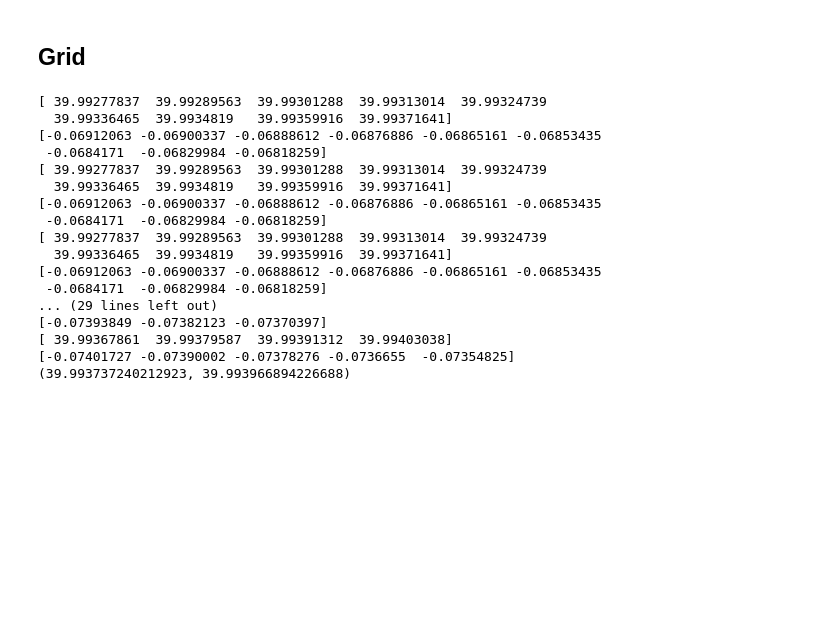
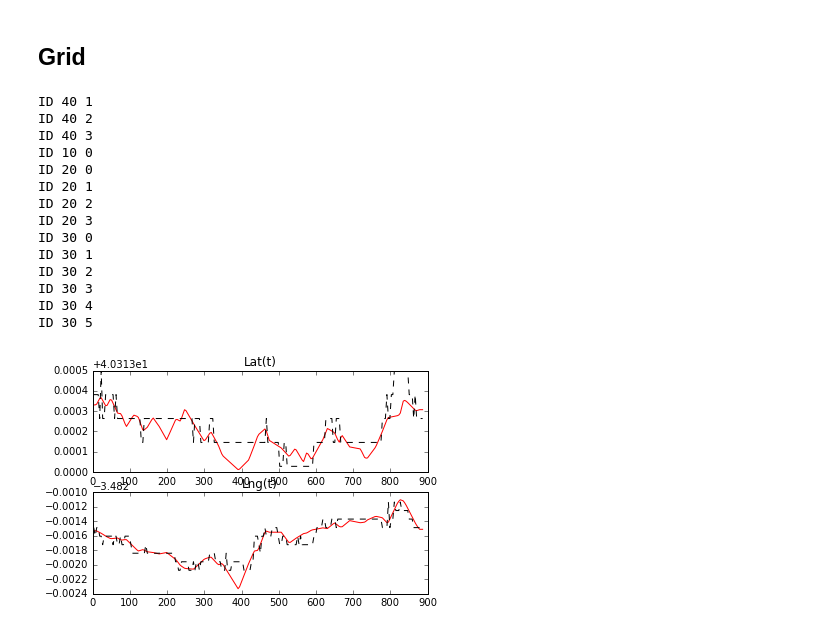
Before and after one commit to yairbeer/lis2016, a Jupyter notebook: train-heir-II.ipynb, the cells around one changed output. Cells and saved outputs as stored; diff of their text form; code cells hidden in the pictures; blank space fills up the shorter version.

```diff
--- a/train-heir-II.ipynb
+++ b/train-heir-II.ipynb
@@ -586,8 +596,7 @@ for i in range(len(wifi_dummy_total)):
                 floor = int(mac_line['POSI_floor'])
                 lat = float(mac_line['interp_lat'])
                 lon = float(mac_line['interp_lon'])
-                train_2d[build][floor].append(mac_line[floor_macs[build][floor]].values.reshape((1,
-                                                                                                 len(floor_macs[build][floor]))))
+                train_2d[build][floor].append(mac_line[floor_macs[build][floor]].values.reshape((1, len(floor_macs[build][floor]))))
                 train_2d_lat[build][floor].append(lat)
                 train_2d_lon[build][floor].append(lon)
 
@@ -597,4 +606,4 @@ for build in train_2d:
         if len(train_2d[build][floor]):
             train_2d[build][floor] = np.vstack(tuple(train_2d[build][floor]))
             train_2d[build][floor] = pd.DataFrame(train_2d[build][floor], columns=floor_macs[build][floor])
-# print(train_2d[10][0].head())
+print(train_2d[40][1].head())
@@ -622,4 +679,6 @@ class Grid:
 # %%
+""" Need to add noise limit """
+# Train grid
 train_2d_grid = {10: [[], [], [], [], [], []], 20: [[], [], [], [], [], []],
                 30: [[], [], [], [], [], []], 40: [[], [], [], [], [], []]}
 train_2d_grid_results = {10: [[], [], [], [], [], []], 20: [[], [], [], [], [], []],
@@ -630,24 +689,54 @@ res_m = 10
 for build in train_2d:
     for floor in range(len(train_2d[build])):
         if len(train_2d[build][floor]):
-            train_2d_grid[build][floor] = Grid(train_2d_lat[build][floor], train_2d_lon[build][floor],
-                                               res_m, (-0.5 * res_m, -0.5 * res_m))
-print(train_2d_grid[build][floor].lat_lim)
+            print('ID', build, floor)
+            train_2d_grid[build][floor] = GridTrain(train_2d_lat[build][floor], train_2d_lon[build][floor], res_m,
+                                                    train_2d[build][floor], (-0.5 * res_m, -0.5 * res_m),
+                                                    RandomForestClassifier(n_estimators=200, max_depth=20,
+                                                                           max_features=0.5, random_state=2016))
 # %% [output]
-[ 39.99277837  39.99289563  39.99301288  39.99313014  39.99324739
-  39.99336465  39.9934819   39.99359916  39.99371641]
-[-0.06912063 -0.06900337 -0.06888612 -0.06876886 -0.06865161 -0.06853435
- -0.0684171  -0.06829984 -0.06818259]
-[ 39.99277837  39.99289563  39.99301288  39.99313014  39.99324739
-  39.99336465  39.9934819   39.99359916  39.99371641]
-[-0.06912063 -0.06900337 -0.06888612 -0.06876886 -0.06865161 -0.06853435
- -0.0684171  -0.06829984 -0.06818259]
-[ 39.99277837  39.99289563  39.99301288  39.99313014  39.99324739
-  39.99336465  39.9934819   39.99359916  39.99371641]
-[-0.06912063 -0.06900337 -0.06888612 -0.06876886 -0.06865161 -0.06853435
- -0.0684171  -0.06829984 -0.06818259]
-... (29 lines left out)
-[-0.07393849 -0.07382123 -0.07370397]
-[ 39.99367861  39.99379587  39.99391312  39.99403038]
-[-0.07401727 -0.07390002 -0.07378276 -0.0736655  -0.07354825]
-(39.993737240212923, 39.993966894226688)
+ID 40 1
+ID 40 2
+ID 40 3
+ID 10 0
+ID 20 0
+ID 20 1
+ID 20 2
+ID 20 3
+ID 30 0
+ID 30 1
+ID 30 2
+ID 30 3
+ID 30 4
+ID 30 5
+# %%
+# Predict cells and change back to lat / long
+predicted_cell = []
+predicted_2d = []
+for test_i in range(len(test_wifi)):
+    predicted_cell.append([])
+    predicted_2d.append([])
+    for row_i in range(test_wifi[test_i].shape[0]):
+        cur_pred_build = predicted_build[test_i][row_i]
+        cur_pred_floor = predicted_floor[test_i][row_i]
+        cur_measurement = test_wifi[test_i][floor_macs[cur_pred_build][cur_pred_floor]].iloc[row_i]
+        cur_measurement = wifi_level_noise(cur_measurement, -25)
+        cur_prediction = int(train_2d_grid[cur_pred_build][cur_pred_floor].classifier.predict([cur_measurement.values]))
+        predicted_cell[test_i].append(cur_prediction)
+        predicted_2d[test_i].append(train_2d_grid[cur_pred_build][cur_pred_floor].grid_dict[cur_prediction])
+    predicted_2d[test_i] = np.array(predicted_2d[test_i])
+# %%
+route = 0
+# Plot 2D predicitions
+plt.figure(1)
+plt.subplot(211)
+plt.plot(test_wifi[route].index.values, test_wifi_lat[route].values, 'r',
+         test_wifi[route].index.values, predicted_2d[route][:, 0], 'k--')
+plt.title('Lat(t)')
+plt.subplot(212)
+plt.plot(test_wifi[route].index.values, test_wifi_lng[route].values, 'r',
+         test_wifi[route].index.values, predicted_2d[route][:, 1], 'k--')
+plt.title('Lng(t)')
+plt.show()
+# %% [output]
+[figure, added]
```
Also changed, not shown: parts of 8 cells of this notebook, 1 other file.
